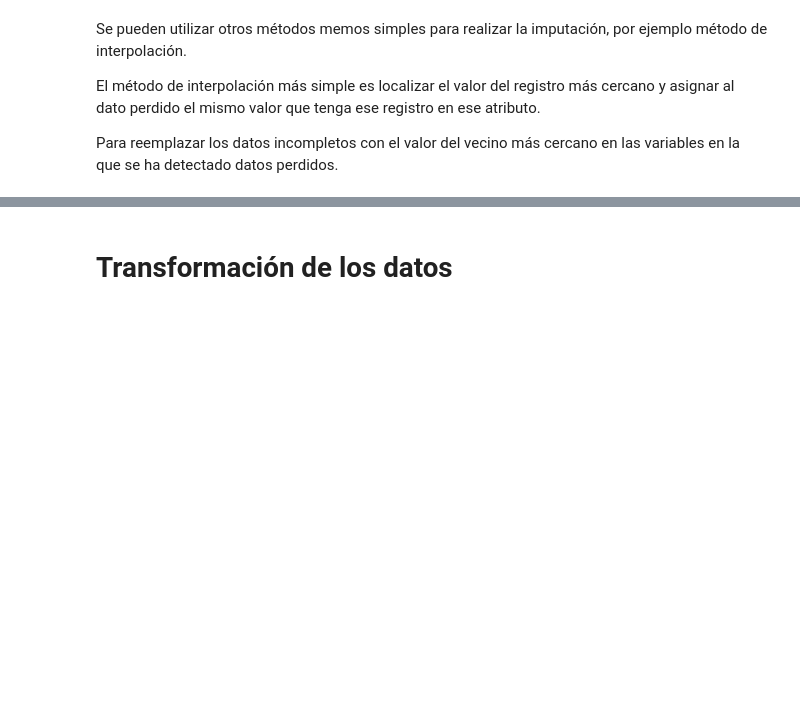
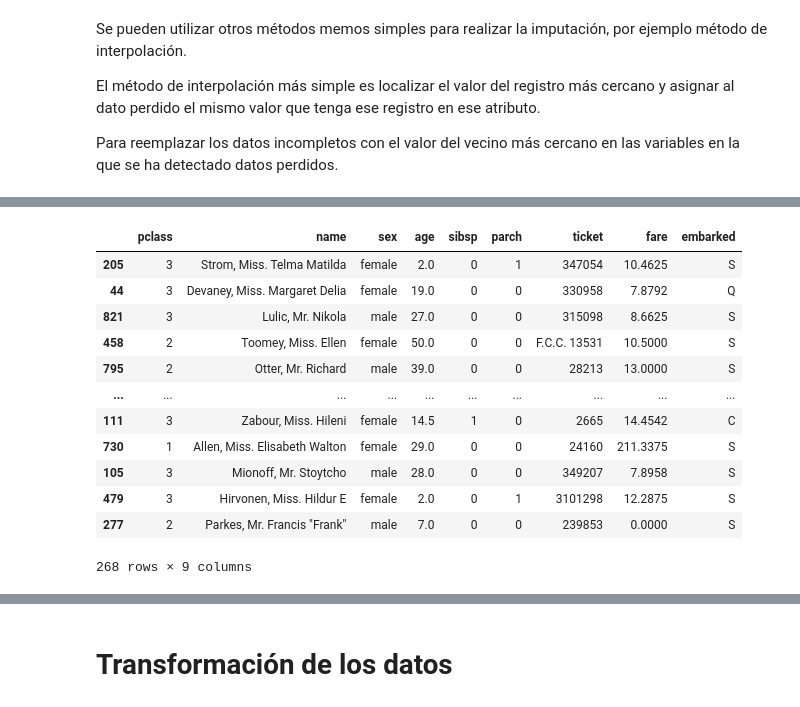
Before and after one commit to duvan1026/Titanic_Big_Data, a Jupyter notebook: ABD_CastroBautistaDuvanDario.ipynb, the cells around one changed output, grey strips where cells are left out. Drawn from its saved outputs; the diff is of its cells as text; code cells hidden in the pictures; blank space fills up the shorter version.

```diff
--- a/ABD_CastroBautistaDuvanDario.ipynb
+++ b/ABD_CastroBautistaDuvanDario.ipynb
@@ -1317,3 +1334,20 @@ X_train[...] = X_train[...].interpolate(method='nearest')
 # %%
 # El modelo utilizado para el entrenamiento se aplica también sobre el conjunto test
-X_test...
+X_test_knn = X_test.copy()
+
+X_test_knn['age'] = X_test_knn['age'].interpolate(method='nearest')
+X_test_knn
+# %% [output]
+|  | pclass | name | sex | age | sibsp | parch | ticket | fare | embarked |
+| 205 | 3 | Strom, Miss. Telma Matilda | female | 2.0 | 0 | 1 | 347054 | 10.4625 | S |
+| 44 | 3 | Devaney, Miss. Margaret Delia | female | 19.0 | 0 | 0 | 330958 | 7.8792 | Q |
+| 821 | 3 | Lulic, Mr. Nikola | male | 27.0 | 0 | 0 | 315098 | 8.6625 | S |
+| 458 | 2 | Toomey, Miss. Ellen | female | 50.0 | 0 | 0 | F.C.C. 13531 | 10.5000 | S |
+| 795 | 2 | Otter, Mr. Richard | male | 39.0 | 0 | 0 | 28213 | 13.0000 | S |
+| ... | ... | ... | ... | ... | ... | ... | ... | ... | ... |
+| 111 | 3 | Zabour, Miss. Hileni | female | 14.5 | 1 | 0 | 2665 | 14.4542 | C |
+| 730 | 1 | Allen, Miss. Elisabeth Walton | female | 29.0 | 0 | 0 | 24160 | 211.3375 | S |
+| 105 | 3 | Mionoff, Mr. Stoytcho | male | 28.0 | 0 | 0 | 349207 | 7.8958 | S |
+| 479 | 3 | Hirvonen, Miss. Hildur E | female | 2.0 | 0 | 1 | 3101298 | 12.2875 | S |
+| 277 | 2 | Parkes, Mr. Francis "Frank" | male | 7.0 | 0 | 0 | 239853 | 0.0000 | S |
+268 rows × 9 columns
```
Also changed, not shown: parts of 4 cells of this notebook.
